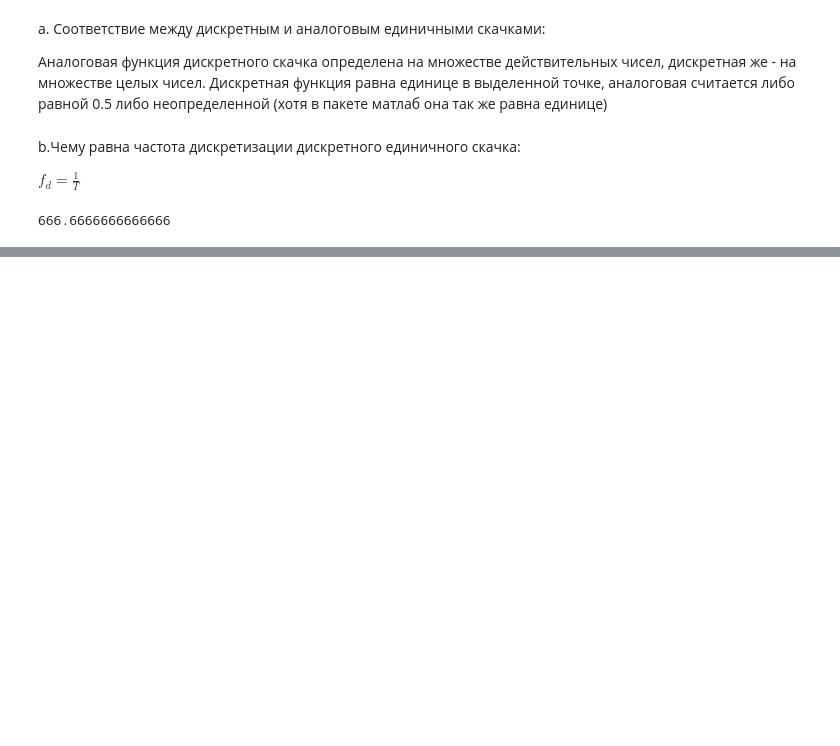
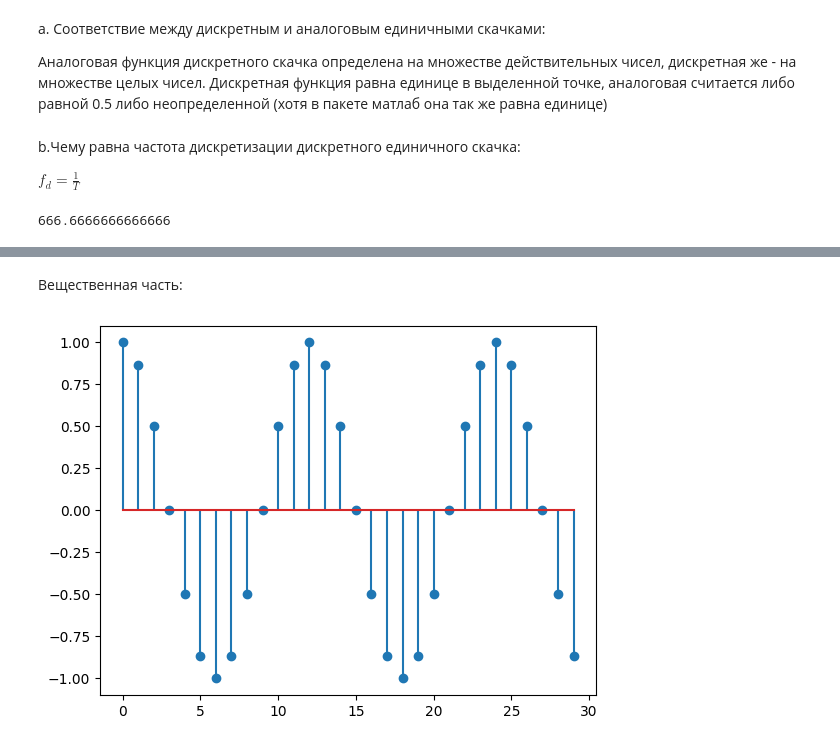
Before and after one commit to HippoMaru/DSP, a Jupyter notebook: task1.ipynb, the cells around one changed output, grey strips where cells are left out. Saved outputs shown, nothing was run; the diff lists cells and outputs as text; code cells hidden in the pictures; blank space fills up the shorter version.

```diff
--- a/task1.ipynb
+++ b/task1.ipynb
@@ -111,0 +154,16 @@ $f_d = \frac{1}{T}$
+# %%
+import numpy
+
+exponential_discrete = []
+exponential_normal_discrete = []
+
+
+for i in range(N):
+    exponential_normal_discrete.append(C * numpy.exp(1j * w0 * i))
+# %% [markdown]
+Вещественная часть:
+# %%
+plt.stem(k, numpy.real(exponential_normal_discrete))
+plt.show()
+# %% [output]
+[figure, added]
```
Also changed, not shown: parts of 30 cells of this notebook.
